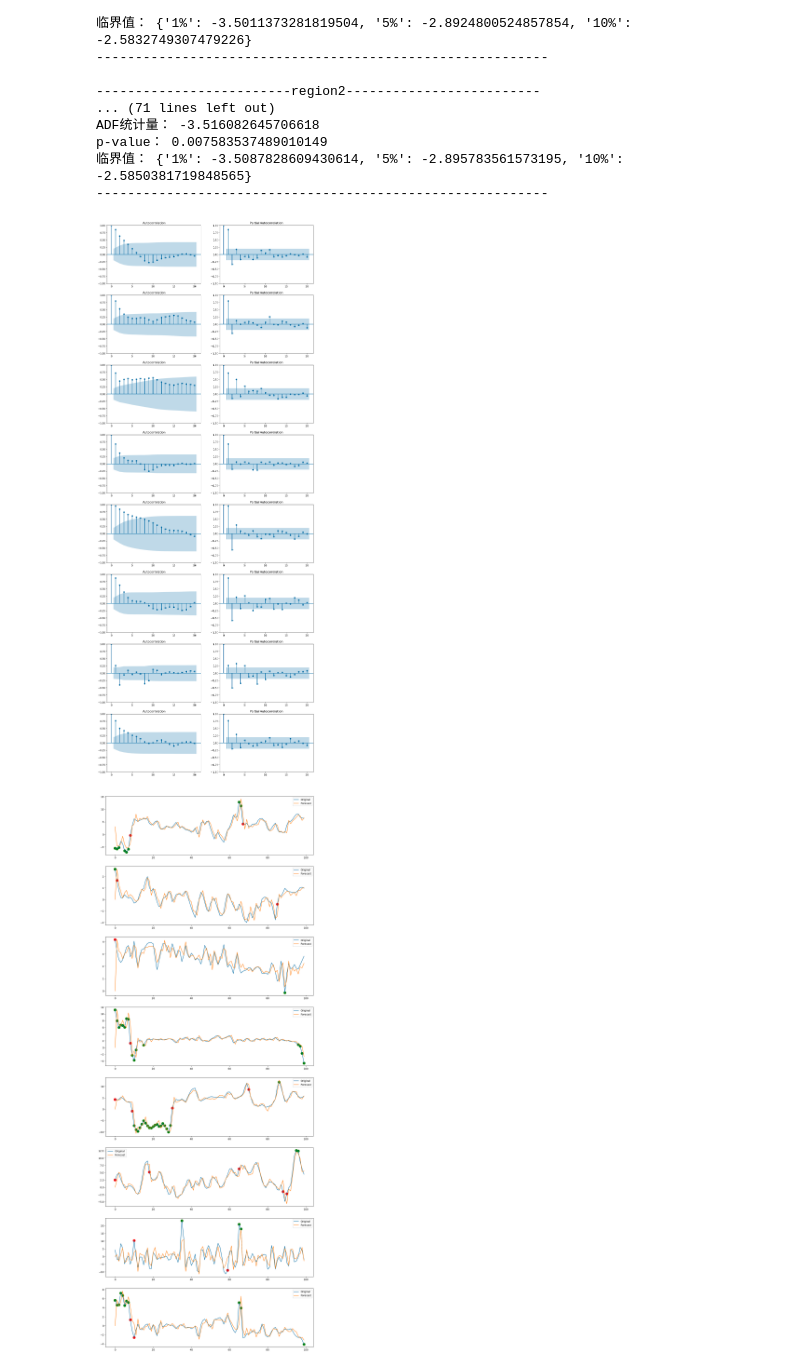
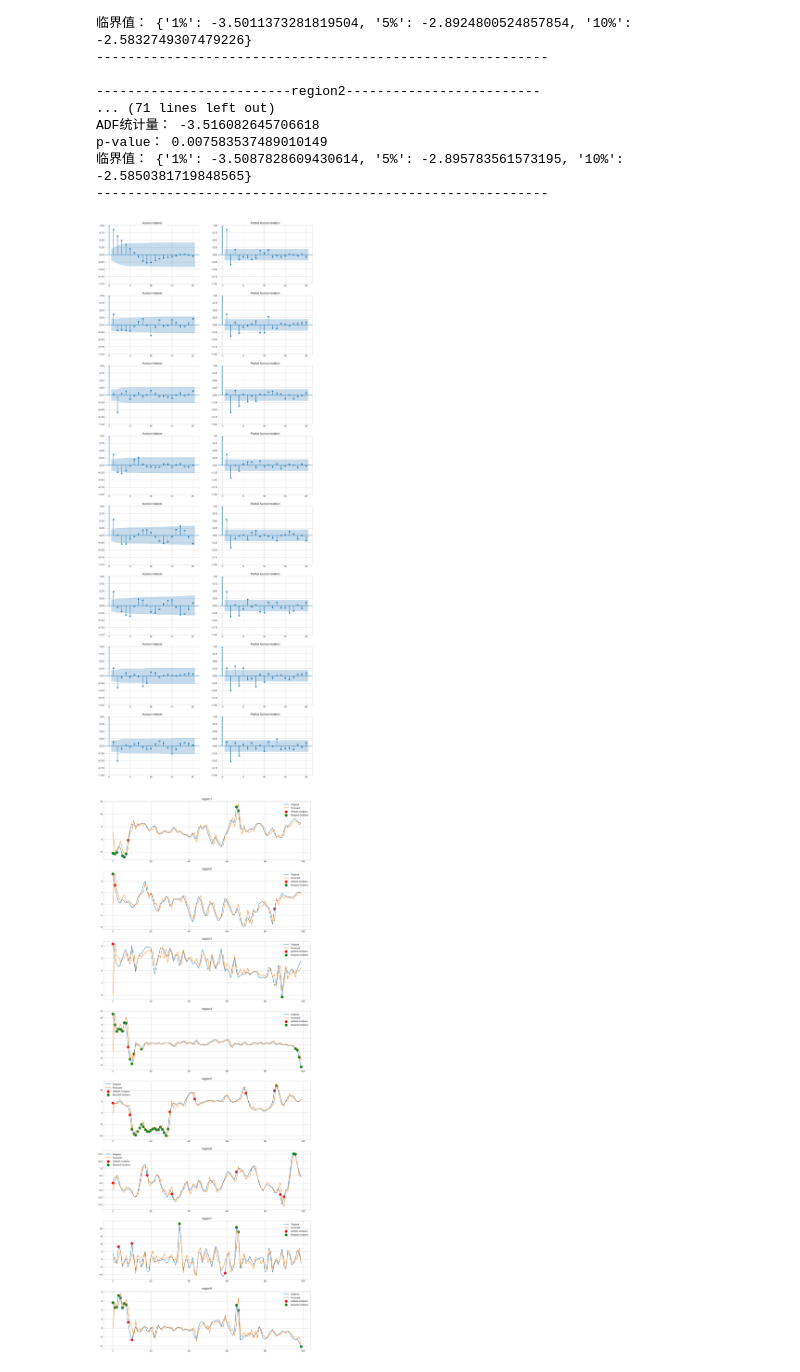
Before and after one commit to Cinlina/Mathematical, a Jupyter notebook: 模型.ipynb, the cells around one changed output. Saved outputs shown, nothing was run; the diff lists cells and outputs as text; code cells hidden in the pictures.

```diff
--- a/模型.ipynb
+++ b/模型.ipynb
@@ -5,7 +5,7 @@ import numpy as np
 import matplotlib.pyplot as plt
 from statsmodels.tsa.arima.model import ARIMA
 from statsmodels.graphics.tsaplots import plot_acf, plot_pacf
-plt.style.use('tableau-colorblind10')
+plt.style.use('seaborn-v0_8-whitegrid')
 # %%
 data = pd.read_excel('数据文件.xls')
 
@@ -57,31 +59,40 @@ p-value： 0.007583537489010149
 ----------------------------------------------------------
 # %%
 fig = plt.figure(figsize=(15, 40))
+diff_ = [0, 1, 1, 1, 1, 1, 0, 1]
+
 for i in range(1, 9):
+
     # 绘制时间序列的ACF和PACF图
     # 图表每一行代表一个地区
     ts = data.iloc[:, i]
+    if diff_[i - 1] == 1:
+        ts = ts.diff().dropna()
     ax1 = fig.add_subplot(8, 2, 2*i - 1)
     ax2 = fig.add_subplot(8, 2, 2*i)
     plot_acf(ts, ax=ax1)
     plot_pacf(ts, ax=ax2, method='ywm')
+
+# plt.savefig('图片\ACF和PACF图.png')
 # %% [output]
-[figure, old version]
+[figure, new version]
 # %%
+from pmdarima import auto_arima
+
 # ARIMA(Autoregressive Integrated Moving Average model)差分整合移动平均自回归模型
-# 模型的参数(p, d, q), 每一个元组对应一个地区的模型参数(参数的设置由ADF检验得来)
+# 模型的参数(p, d, q), 每一个元组对应一个地区的模型参数(参数的设置由ACF、PACF图和ADF检验得来)
 # p: 时间序列数据本身的滞后数(属于Autoregressive model自回归模型)
 # d: 数据进行差分的次数
 # q: 预测误差的滞后数(属于Moving average model滑动平均模型)
-param = [(4, 0, 5), (4, 1, 3), (11, 1, 6), (3, 1, 2), (7, 1, 17), (4, 1, 8), (3, 0, 6), (4, 1, 5)]
-data = pd.read_excel('数据文件.xls')
+param = [(4, 0, 3), (2, 1, 5), (3, 1, 3), (4, 1, 3), (5, 1, 3), (6, 1, 7), (3, 0, 9), (3, 1, 3)]
+
 fig = plt.figure(figsize=(15, 40))
 
 for i in range(1, 9):
     ts = data.iloc[:, i]
 
     # 进行自动 ARIMA 模型拟合(想看算法拟合的参数可以把下面三行的#去掉)
-    # model = auto_arima(ts, seasonal=True, m=12)
+    # model = auto_arima(ts)
     # order = model.order
     # print(order)
 
@@ -94,33 +105,38 @@ for i in range(1, 9):
 
     ax = fig.add_subplot(8, 1, i)
     ax.plot(ts, label='Original')
     ax.plot(forecast, label='Forecast')
 
     # 基于2σ准则判断异常点
     # 假设模型的预测值和真实值的差，即残差服从高斯分布
     diff = np.array(ts - forecast)
     diff_std = diff.std()
     diff_mean = diff.mean()
 
     # 不在（μ - 2σ，μ + 2σ）区间内的布尔索引，即异常值的布尔索引
     outliers = (diff_mean + 2 * diff_std < diff) + (diff < diff_mean - 2 * diff_std)
 
     # ARIMA模型标注的异常点为红色
     # 箱线图标注的异常点为绿色，有可能把同一个位置的红色点覆盖掉
-    ax.scatter(np.arange(100)[outliers], ts[outliers], c='red', s=100)
+    # 单独看ARIMA模型可以吧箱线图部分注释掉
+    ax.scatter(np.arange(100)[outliers], ts[outliers], c='red', s=100, label='ARIMA-Outliers')
 
     # 箱线图
     q1, q3 = ts.quantile(q=[0.25, 0.75])
     iqr = q3 - q1
     outliers_mask = (ts < (q1 - 1.5 * iqr)) | (ts > (q3 + 1.5 * iqr))
-    ax.scatter(np.arange(100)[outliers_mask], ts[outliers_mask], c='green', s=100)
+    ax.scatter(np.arange(100)[outliers_mask], ts[outliers_mask], c='green', s=100, label='Boxplot-Outliers')
+
+    ax.set_title('region%d' % i)
     ax.legend()
 
     # AIC和BIC指标是评估ARIMA模型的，越小越好
     # print('-'*25 + 'region' + str(i) + '-'*25)
     # # 计算模型的AIC和BIC指标
     # print('AIC:', result.aic)
     # print('BIC:', result.bic)
     # print()
+
+# plt.savefig('图片\模型预测效果图.png')
 # %% [output]
-[figure, old version]
+[figure, new version]
```
Also changed, not shown: parts of 1 cell of this notebook, 4 other files.
